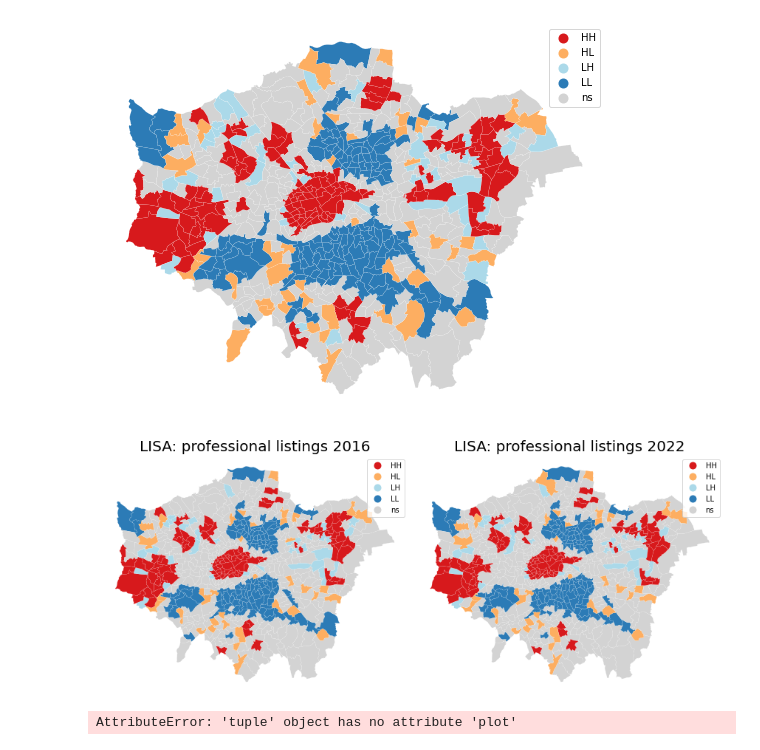
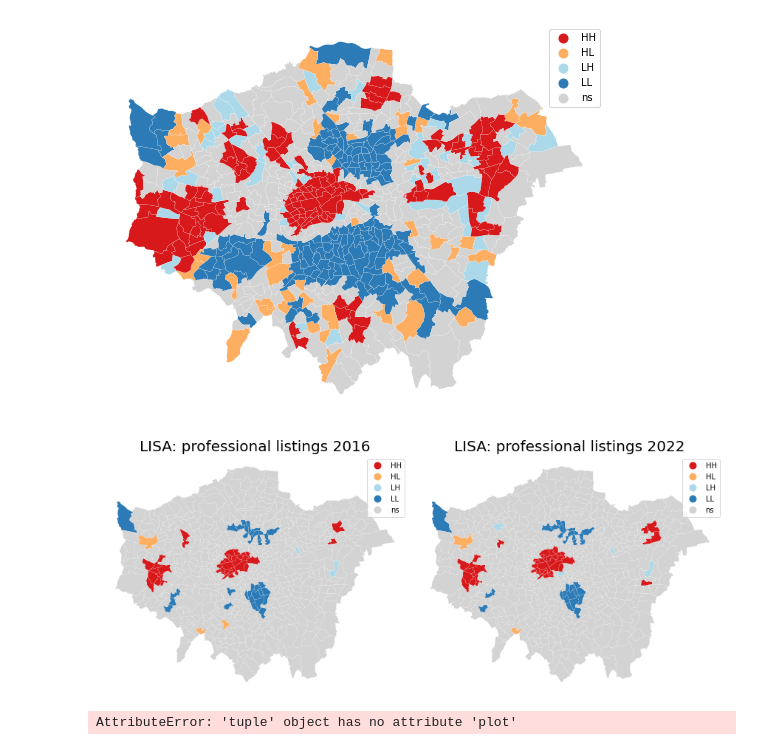
Before and after one commit to korentinchen/fsdsgroupwork, a Jupyter notebook: test.ipynb, the cells around one changed output. Drawn from its saved outputs; the diff is of its cells as text; code cells hidden in the pictures.

```diff
--- a/test.ipynb
+++ b/test.ipynb
@@ -557,34 +562,34 @@ fig, ax_16 = lisa_cluster(moran_loc_16, warddata_16_m, p=0.2, figsize = (9,9))
 # %%
 from splot import esda as esdaplot
 # Set up figure and axes
 f, axs = plt.subplots(nrows=1, ncols=2, figsize=(12, 6))
 # Make the axes accessible with single indexing
 axs = axs.flatten()
 #ax1 = axes[0]
 #ax2 = axes[1]
 
-esdaplot.lisa_cluster(moran_loc, warddata_m, p=0.15, ax=axs[0])
+esdaplot.lisa_cluster(moran_loc, warddata_m, p=0.01, ax=axs[0])
 ax1.set_title("2016")
 
-esdaplot.lisa_cluster(moran_loc_16, warddata_16_m, p=0.15, ax=axs[1])
+esdaplot.lisa_cluster(moran_loc_16, warddata_16_m, p=0.01, ax=axs[1])
 ax2.set_title("2022")
 
 for i, ax in enumerate(axs.flatten()):
     ax.set_axis_off()
     ax.set_title(
         [
             "LISA: professional listings 2016",
             "LISA: professional listings 2022",
         ][i],
         y=1,fontsize=20
     )
 
 # Tight layout to minimise in-betwee white space
 f.tight_layout()
 plt.show()
 # Set title to each subplot
 # %% [output]
-[figure, old version]
+[figure, new version]
 # %%
 for i, ax in enumerate(axs.flatten()):
     ax.set_axis_off()
```
Also changed, not shown: parts of 2 cells of this notebook.
